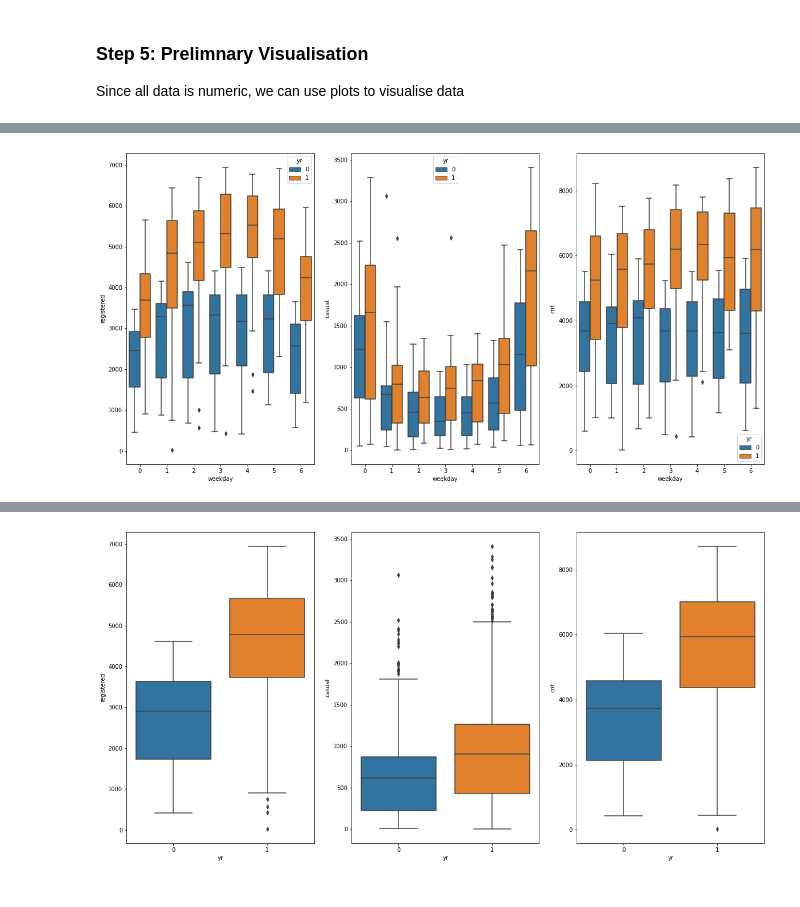
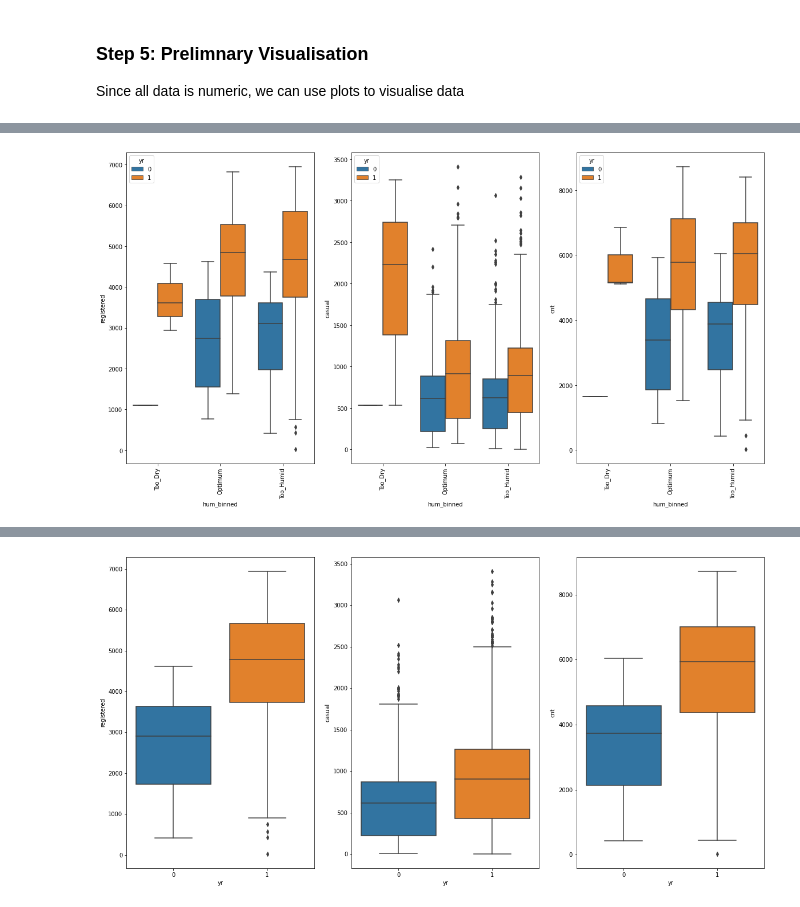
Before and after one commit to ishankarve/Linear-Regression, a Jupyter notebook: Multiple Linear Regression in Python/Assignment/Bike Sharing.ipynb, the cells around one changed output, grey strips where cells are left out. Drawn from its saved outputs; the diff is of its cells as text; code cells hidden in the pictures.

```diff
--- a/Multiple Linear Regression in Python/Assignment/Bike Sharing.ipynb
+++ b/Multiple Linear Regression in Python/Assignment/Bike Sharing.ipynb
@@ -178,6 +185,11 @@ df_bikeshare.describe()
 | max | 730.000000 | 4.000000 | 1.000000 | 12.000000 | 1.000000 | 6.000000 | 1.000000 | 3.000000 | 35.328347 | 42.044800 | ... |
 # %% [markdown]
 ### **Step 4: Cleaning & Binning Numerical Categorical Data**
+# %%
+#using 'OR' operation for holiday and working day to make holiday column redundant
+df_bikeshare['workingday']=df_bikeshare['workingday'] + df_bikeshare['holiday']
+#drop 'holiday' column
+df_bikeshare.drop(['holiday'], axis = 1, inplace = True)
 # %%
 # binning windspeed data as per Beaufort Scale (https://www.rmets.org/metmatters/beaufort-scale)
 # Note: Since temperature is in metric units (deg Celsius), it is assumed that windspeed is in Km/Hr
@@ -215,7 +227,7 @@ df_bikeshare["day"]=df_bikeshare.dteday.dt.day
 #binning months into quarters (1st,2nd,3rd,4th)
 bin_labels = ['First', 'Second', 'Third', 'Fourth']
 bins = [0,3,6,8,12]
-df_bikeshare['quarter'] = pd.cut(df_bikeshare['mnth'], bins=bins, labels=bin_labels)
+df_bikeshare['quarter_binned'] = pd.cut(df_bikeshare['mnth'], bins=bins, labels=bin_labels)
 # %%
 #binning weekday  into labelled bins
 bin_labels = ['Sunday', 'Monday', 'Tuesday', 'Wednesday','Thursday','Friday','Saturday']
@@ -238,9 +250,9 @@ bins = [0, 1, 2, 3, 4]
 df_bikeshare['weathersit_binned'] = pd.cut(df_bikeshare['weathersit'], bins=bins, labels=bin_labels)
 # %%
 #binning seasons into labelled variables
-bin_labels = ['Spring', 'Summer', 'Autumn', 'Winter']
-bins = [0, 1, 2, 3, 4]
-df_bikeshare['season_binned'] = pd.cut(df_bikeshare['season'], bins=bins, labels=bin_labels)
+#bin_labels = ['Spring', 'Summer', 'Autumn', 'Winter']
+#bins = [0, 1, 2, 3, 4]
+#df_bikeshare['season_binned'] = pd.cut(df_bikeshare['season'], bins=bins, labels=bin_labels)
 # %% [markdown]
 ### **Step 5: Prelimnary Visualisation**
 Since all data is numeric, we can use plots to visualise data
@@ -283,12 +338,15 @@ plt.show()
 # %%
 #plotting data for comparative analysis
 plt.figure(figsize=(20, 10))
 plt.subplot(1,3,1)
-sns.boxplot(x = 'weekday', y = 'registered', hue = 'yr', data = df_bikeshare)
+sns.boxplot(x = 'hum_binned', y = 'registered', hue = 'yr', data = df_bikeshare)
+plt.xticks(rotation='vertical')
 plt.subplot(1,3,2)
-sns.boxplot(x = 'weekday', y = 'casual', hue = 'yr', data = df_bikeshare)
+sns.boxplot(x = 'hum_binned', y = 'casual', hue = 'yr', data = df_bikeshare)
+plt.xticks(rotation='vertical')
 plt.subplot(1,3,3)
-sns.boxplot(x = 'weekday', y = 'cnt', hue = 'yr', data = df_bikeshare)
+sns.boxplot(x = 'hum_binned', y = 'cnt', hue = 'yr', data = df_bikeshare)
+plt.xticks(rotation='vertical')
 plt.show()
 # %% [output]
-[figure, old version]
+[figure, new version]
```
Also changed, not shown: parts of 53 cells of this notebook.
